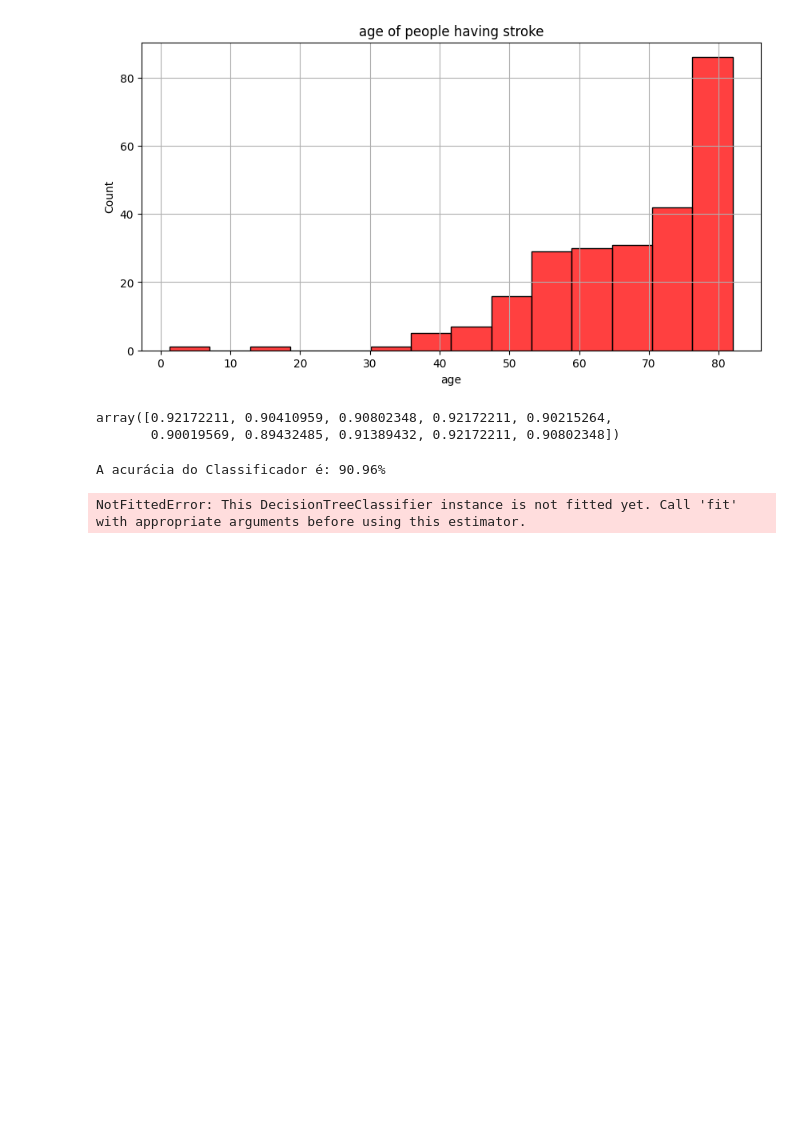
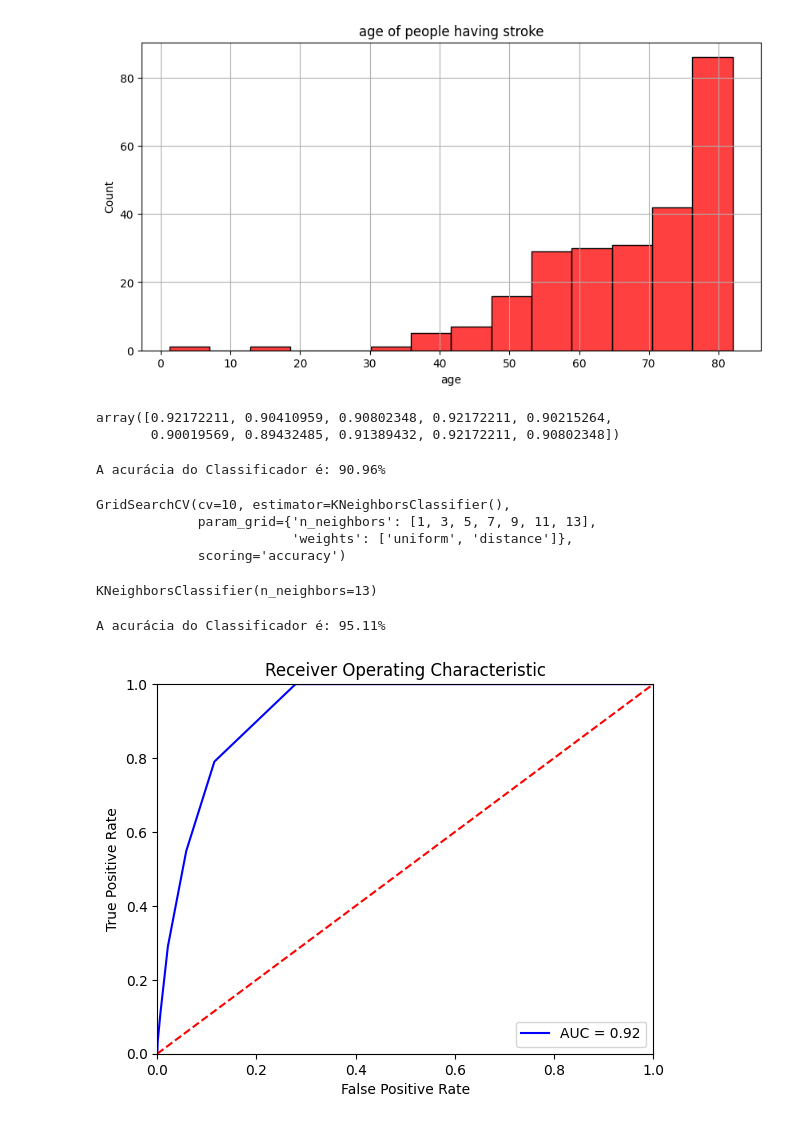
Before and after one commit to joelcoelho29/SCC0530-Projeto-de-Aprendizado-de-Maquina, a Jupyter notebook: src/notebook/teste.ipynb, the cells around one changed output. Saved outputs shown, nothing was run; the diff lists cells and outputs as text; code cells hidden in the pictures; blank space fills up the shorter version.

```diff
--- a/src/notebook/teste.ipynb
+++ b/src/notebook/teste.ipynb
@@ -161,5 +158,3 @@ memory usage: 608.1+ KB
 
 # drop the columns with correlation less than 0.05
 corr
-
-df = df.drop(columns = ['gender', 'bmi', 'Residence_type'])
@@ -232,29 +217,44 @@ tree_classifier_accuracy = dt_scores.mean()
 print(f'A acurácia do Classificador é: {tree_classifier_accuracy :.2%}')
 # %% [output]
 A acurácia do Classificador é: 90.96%
+# %%
+parameters = {'n_neighbors' : [1, 3, 5, 7, 9, 11, 13], 'weights' : ['uniform', 'distance']}
+
+knn = KNeighborsClassifier()
+gs = GridSearchCV(knn, parameters, cv=10, scoring='accuracy')
+gs.fit(X, y)
+# %% [output]
+GridSearchCV(cv=10, estimator=KNeighborsClassifier(),
+             param_grid={'n_neighbors': [1, 3, 5, 7, 9, 11, 13],
+                         'weights': ['uniform', 'distance']},
+             scoring='accuracy')
+# %%
+gs.best_estimator_
+# %% [output]
+KNeighborsClassifier(n_neighbors=13)
+# %%
+knn_classifier_accuracy = gs.best_score_
+print(f'A acurácia do Classificador é: {knn_classifier_accuracy :.2%}')
+# %% [output]
+A acurácia do Classificador é: 95.11%
 # %%
 import sklearn.metrics as metrics
 # calculate the fpr and tpr for all thresholds of the classification
-probs = clf.predict_proba(X_test)
+probs = gs.predict_proba(X_test)
 preds = probs[:,1]
 fpr, tpr, threshold = metrics.roc_curve(y_test, preds)
 roc_auc = metrics.auc(fpr, tpr)
 
 # method I: plt
 import matplotlib.pyplot as plt
 plt.title('Receiver Operating Characteristic')
 plt.plot(fpr, tpr, 'b', label = 'AUC = %0.2f' % roc_auc)
 plt.legend(loc = 'lower right')
 plt.plot([0, 1], [0, 1],'r--')
 plt.xlim([0, 1])
 plt.ylim([0, 1])
 plt.ylabel('True Positive Rate')
 plt.xlabel('False Positive Rate')
 plt.show()
-
-# method II: ggplot
-from ggplot import *
-df = pd.DataFrame(dict(fpr = fpr, tpr = tpr))
-ggplot(df, aes(x = 'fpr', y = 'tpr')) + geom_line() + geom_abline(linetype = 'dashed')
 # %% [output]
-NotFittedError: This DecisionTreeClassifier instance is not fitted yet. Call 'fit' with appropriate arguments before using this estimator.
+[figure, added]
```
Also changed, not shown: parts of 5 cells of this notebook.
